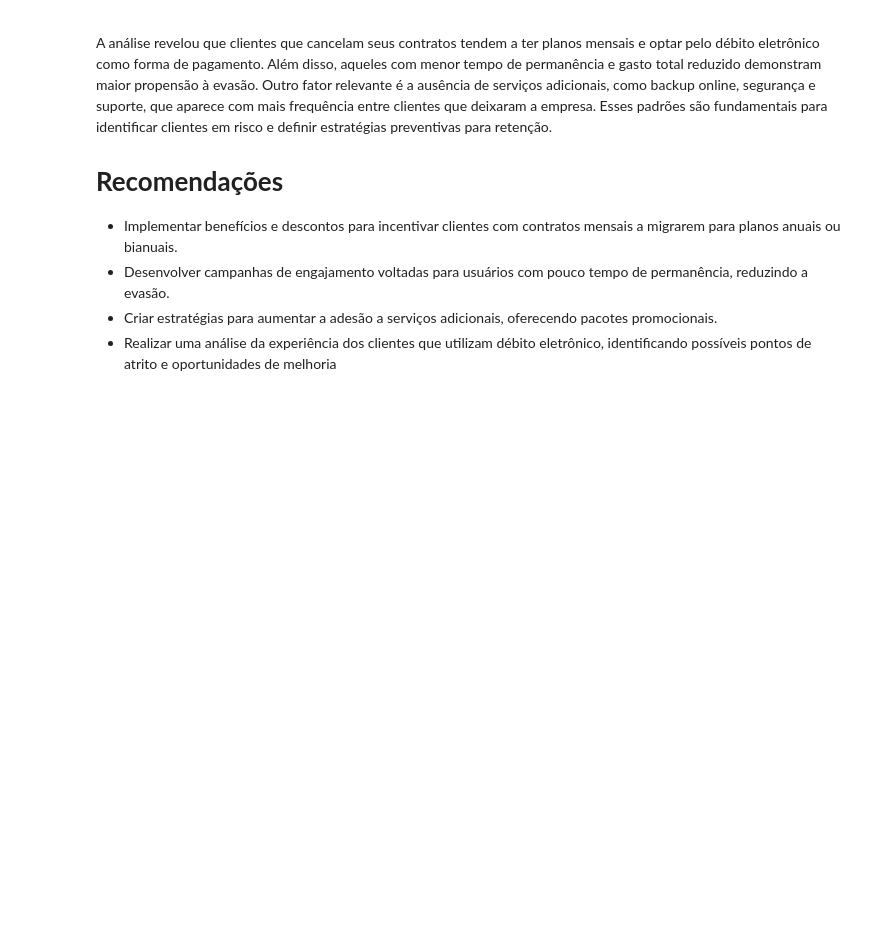
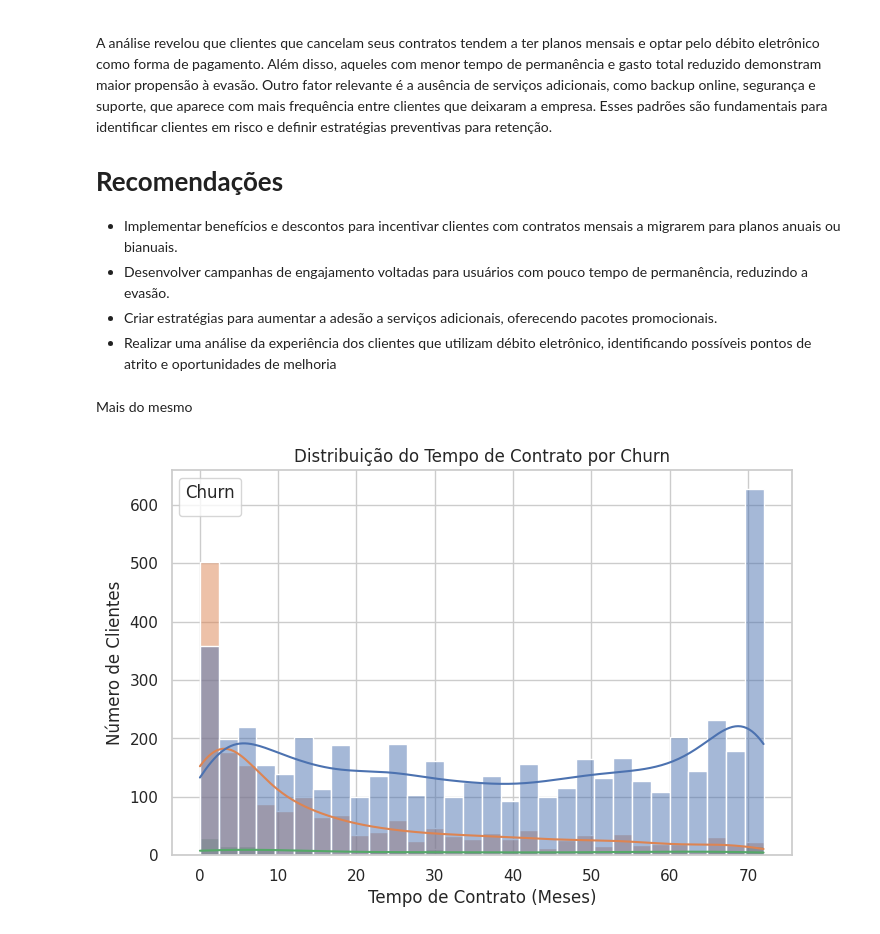
Before and after one commit to bravo-ti/Telecom-X, a Jupyter notebook: TelecomX_BR_by_Wilson.ipynb, the cells around one changed output. Saved outputs shown, nothing was run; the diff lists cells and outputs as text; code cells hidden in the pictures; blank space fills up the shorter version.

```diff
--- a/TelecomX_BR_by_Wilson.ipynb
+++ b/TelecomX_BR_by_Wilson.ipynb
@@ -296,3 +296,32 @@ Esses padrões são fundamentais para identificar clientes em risco e definir es
 - Desenvolver campanhas de engajamento voltadas para usuários com pouco tempo de permanência, reduzindo a evasão.
 - Criar estratégias para aumentar a adesão a serviços adicionais, oferecendo pacotes promocionais.
 - Realizar uma análise da experiência dos clientes que utilizam débito eletrônico, identificando possíveis pontos de atrito e oportunidades de melhoria
+# %% [markdown]
+Mais do mesmo
+# %%
+import pandas as pd
+import seaborn as sns
+import matplotlib.pyplot as plt
+import json
+
+# Carregando os dados
+
+
+# Carregando os dados do arquivo JSON
+with open("TelecomX_Data.json", encoding="utf-8") as file:
+    data = json.load(file)
+
+# Convertendo para DataFrame
+df = pd.json_normalize(data)
+
+
+# **1. Analisando a relação entre tempo de contrato e churn**
+plt.figure(figsize=(8,5))
+sns.histplot(data=df, x="customer.tenure", hue="Churn", kde=True, bins=30)
+plt.title("Distribuição do Tempo de Contrato por Churn")
+plt.xlabel("Tempo de Contrato (Meses)")
+plt.ylabel("Número de Clientes")
+plt.legend(title="Churn")
+plt.show()
+# %% [output]
+[figure, added]
```
Also changed, not shown: parts of 4 cells of this notebook.
